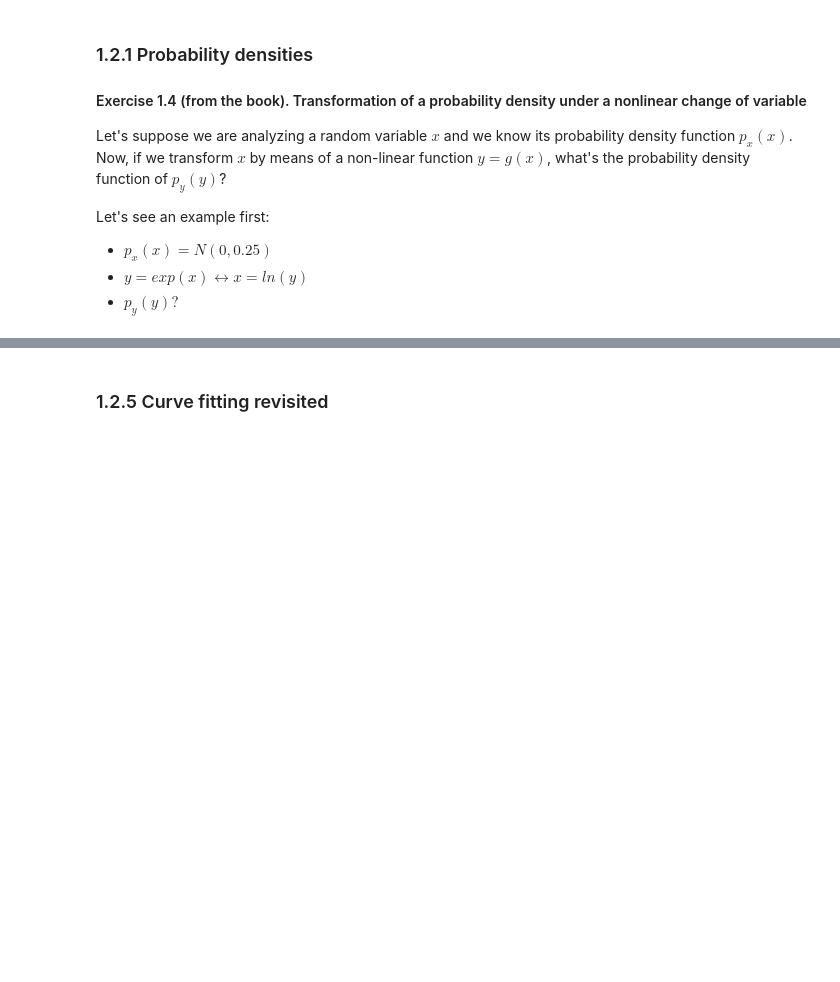
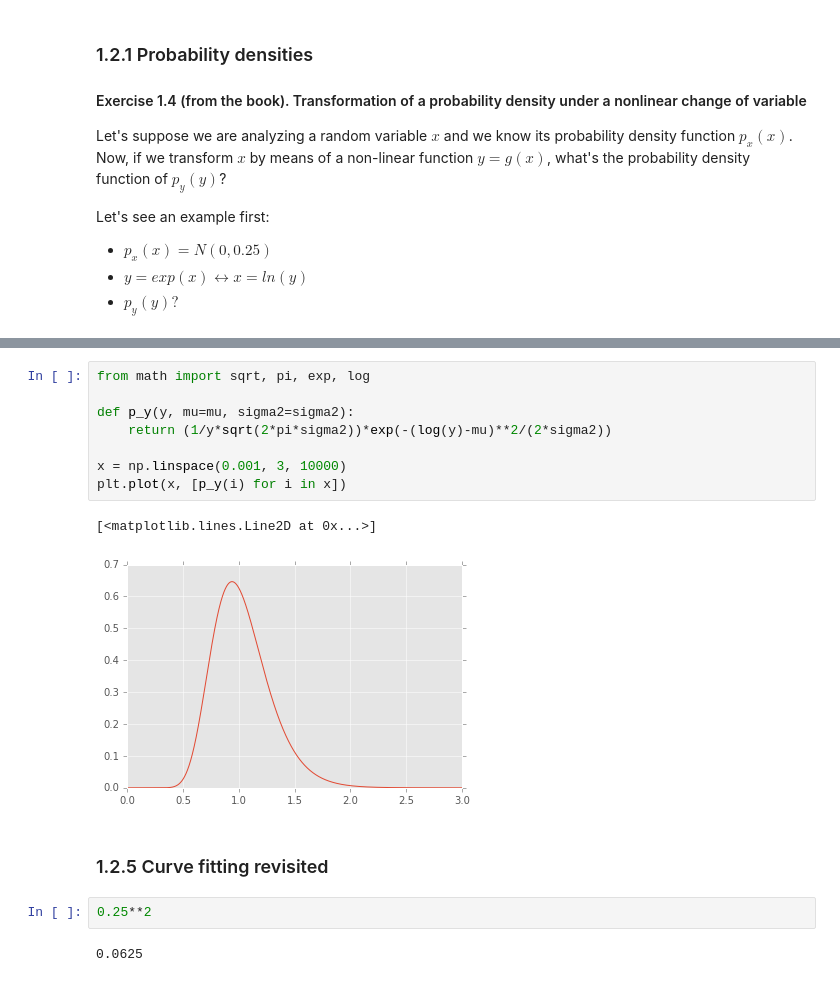
Before and after one commit to pablormier/machine-learning-notebooks, a Jupyter notebook: notebooks/1. Introduction.ipynb, the cells around one changed output, grey strips where cells are left out. Saved outputs shown, nothing was run; the diff lists cells and outputs as text; blank space fills up the shorter version.

```diff
--- a/notebooks/1. Introduction.ipynb
+++ b/notebooks/1. Introduction.ipynb
@@ -160,2 +164,17 @@ where, in this example, $\mu=0, \sigma^2=0.25$
+# %%
+from math import sqrt, pi, exp, log
+
+def p_y(y, mu=mu, sigma2=sigma2):
+    return (1/y*sqrt(2*pi*sigma2))*exp(-(log(y)-mu)**2/(2*sigma2))
+
+x = np.linspace(0.001, 3, 10000)
+plt.plot(x, [p_y(i) for i in x])
+# %% [output]
+[<matplotlib.lines.Line2D at 0x...>]
+[figure, added]
 # %% [markdown]
 ### 1.2.5 Curve fitting revisited
+# %%
+0.25**2
+# %% [output]
+0.0625
```
Also changed, not shown: parts of 2 cells of this notebook.
